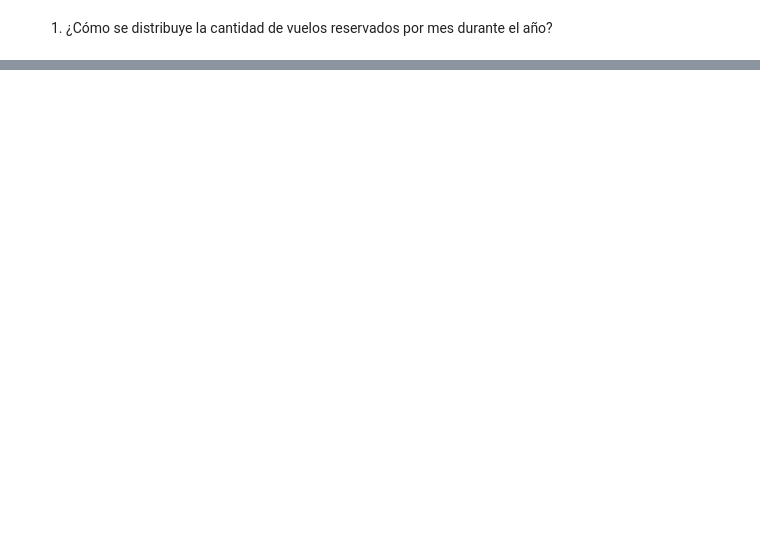
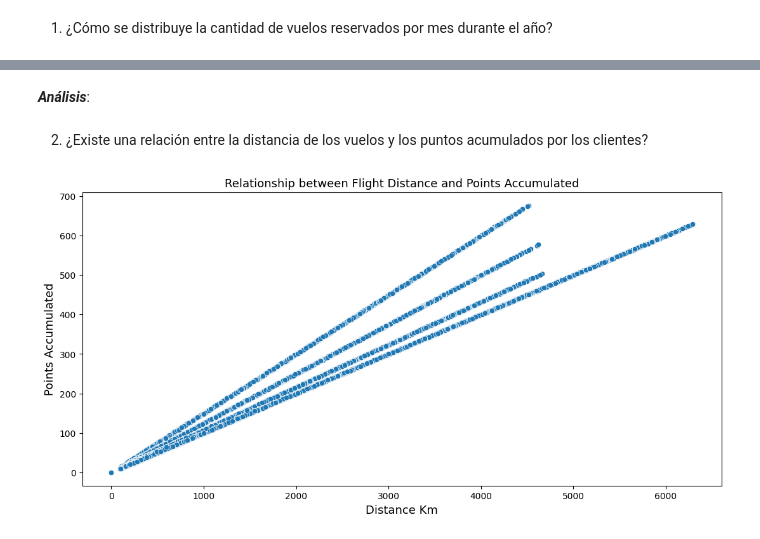
Before and after one commit to Adalab/bda-modulo-3-evaluacion-final-LuanaMagnabosco, a Jupyter notebook: Evaluación_Final_M3_Luana.ipynb, the cells around one changed output, grey strips where cells are left out. Saved outputs shown, nothing was run; the diff lists cells and outputs as text; code cells hidden in the pictures; blank space fills up the shorter version.

```diff
--- a/Evaluación_Final_M3_Luana.ipynb
+++ b/Evaluación_Final_M3_Luana.ipynb
@@ -239,0 +315,17 @@ Las columnas categóricas son: Index(['Province', 'City', 'Postal_Code', 'Gender
+# %% [markdown]
+***Análisis***:
+# %% [markdown]
+2. ¿Existe una relación entre la distancia de los vuelos y los puntos acumulados por los clientes?
+# %%
+plt.figure(figsize=(13, 6)) #Establezco el tamaño de la figura en 13 pulgadas de ancho por 6 pulgadas de alto.
+
+# Crear el scatter plot que facilita la visualización entre patrones y tendencias de dos variables numéricas
+sns.scatterplot(x='Distance', y='Points_Accumulated', data=df_limpio)
+
+# Añadir títulos y etiquetas
+plt.title('Relationship between Flight Distance and Points Accumulated', fontsize=13)
+plt.xlabel('Distance Km', fontsize=13)
+plt.ylabel('Points Accumulated', fontsize=13)
+plt.show()
+# %% [output]
+[figure, added]
```
Also changed, not shown: parts of 47 cells of this notebook.
